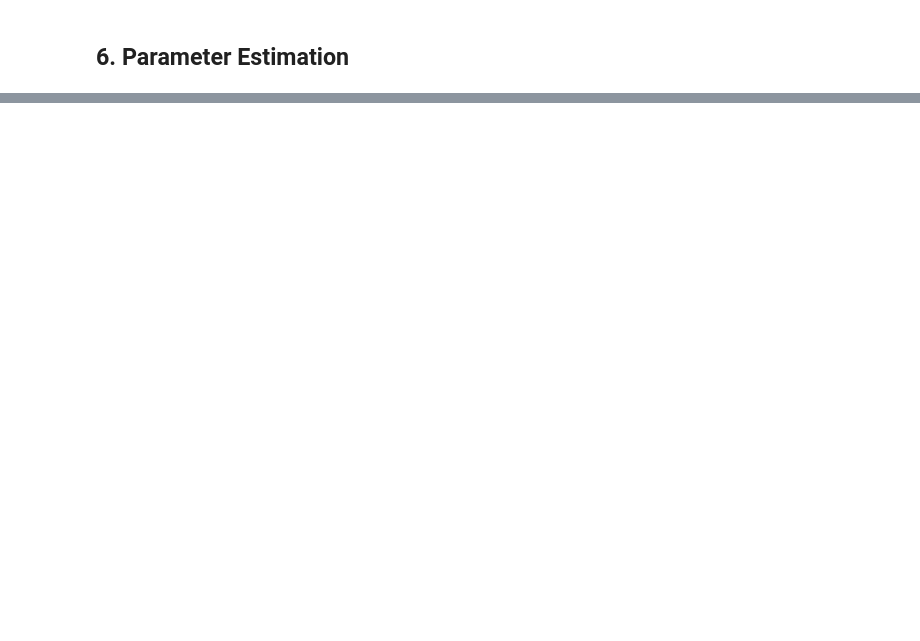
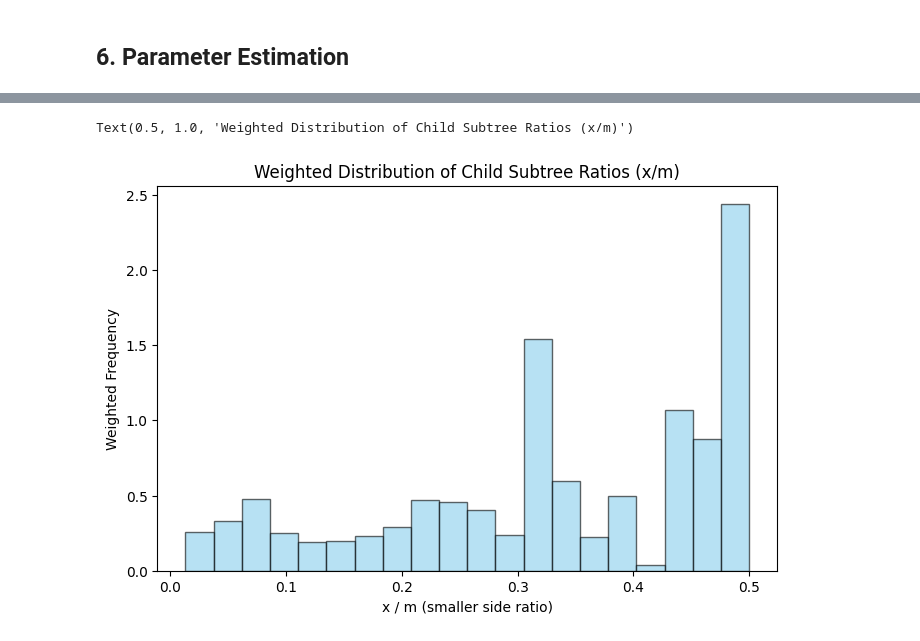
Before and after one commit to yjc-kr/Research, a Jupyter notebook: Polytomy/Codes/ipynb/Polytomy Resolver (C elegans).ipynb, the cells around one changed output, grey strips where cells are left out. Drawn from its saved outputs; the diff is of its cells as text; code cells hidden in the pictures; blank space fills up the shorter version.

```diff
--- a/Polytomy/Codes/ipynb/Polytomy Resolver (C elegans).ipynb
+++ b/Polytomy/Codes/ipynb/Polytomy Resolver (C elegans).ipynb
@@ -2340,0 +2374,75 @@ plt.show()
+# %%
+from Bio import Phylo
+import matplotlib.pyplot as plt
+import seaborn as sns
+import copy
+
+# -----------------------------
+# 트리 불러오기
+# -----------------------------
+tree = copy.deepcopy(copy_tree)  # 예시 트리, Newick 불러온 후
+resolve_polytomy(tree.root)      # polytomy 제거
+
+# -----------------------------
+# 1. Bottom-up leaf count 계산
+# -----------------------------
+def compute_leaf_counts(node):
+    """각 노드에 leaf 개수 저장 (bottom-up)"""
+    if node.is_terminal():
+        node.num_leaves = 1
+    else:
+        node.num_leaves = sum(compute_leaf_counts(child) for child in node.clades)
+    return node.num_leaves
+
+compute_leaf_counts(tree.root)
+
+# -----------------------------
+# 2. Top-down weighted ratio 계산
+# -----------------------------
+ratios = []
+weights = []
+
+def collect_ratios(node, parent_weight=1.0):
+    """top-down으로 weight 전달하며 ratio 수집"""
+    if node.is_terminal() or len(node.clades) != 2:
+        return
+
+    left, right = node.clades
+    left_leaves = left.num_leaves
+    right_leaves = right.num_leaves
+    m = left_leaves + right_leaves
+    x = min(left_leaves, right_leaves)
+    ratio = x / m
+
+    # 현재 노드의 weight
+    left_weight = parent_weight * (left_leaves / m)
+    right_weight = parent_weight * (right_leaves / m)
+
+    # ratio와 weight 저장
+    ratios.append(ratio)
+    weights.append(parent_weight)  # frequency 계산 시 곱할 weight
+
+    # 재귀 호출
+    collect_ratios(left, left_weight)
+    collect_ratios(right, right_weight)
+
+collect_ratios(tree.root)
+
+import numpy as np
+from scipy.stats import gaussian_kde
+
+# 리스트 → numpy 배열
+ratios_arr = np.array(ratios)
+weights_arr = np.array(weights)
+
+# -----------------------------
+# 1. Weighted histogram
+# -----------------------------
+plt.figure(figsize=(8,5))
+plt.hist(ratios_arr, bins=20, weights=weights_arr, color='skyblue', edgecolor='black', alpha=0.6)
+plt.xlabel("x / m (smaller side ratio)")
+plt.ylabel("Weighted Frequency")
+plt.title("Weighted Distribution of Child Subtree Ratios (x/m)")
+# %% [output]
+Text(0.5, 1.0, 'Weighted Distribution of Child Subtree Ratios (x/m)')
+[figure, added]
```
Also changed, not shown: parts of 5 cells of this notebook.
